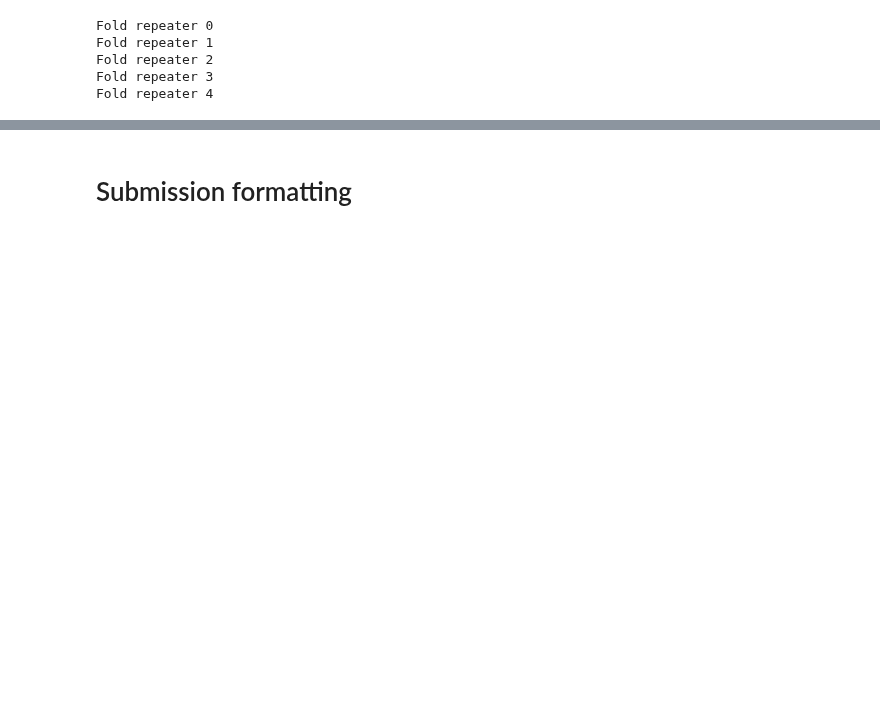
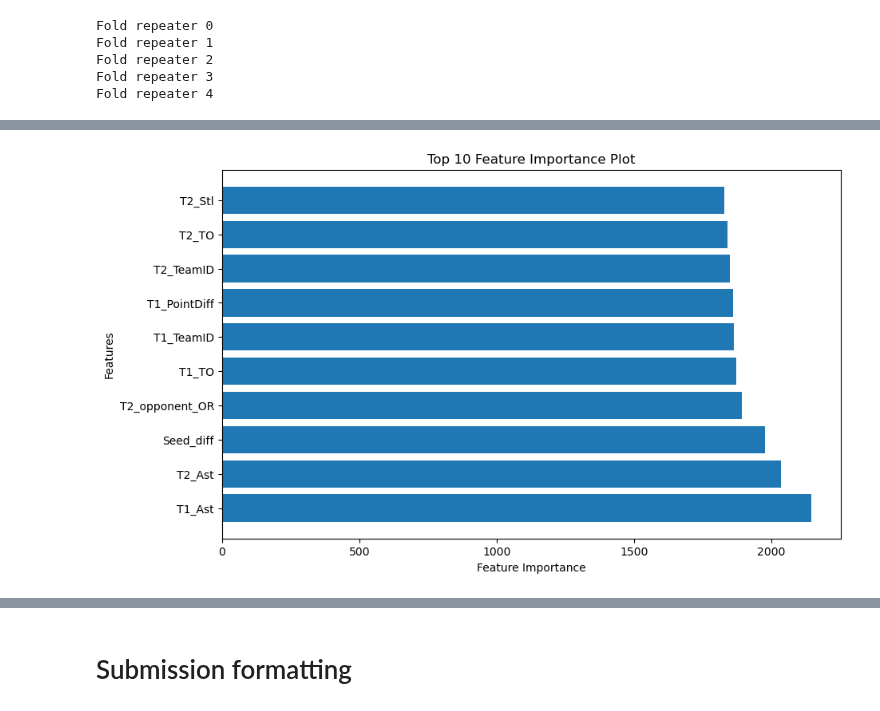
Before and after one commit to joshmccoy2/NCAA_March_Madness, a Jupyter notebook: The Madness of March.ipynb, the cells around one changed output, grey strips where cells are left out. Saved outputs shown, nothing was run; the diff lists cells and outputs as text; code cells hidden in the pictures; blank space fills up the shorter version.

```diff
--- a/The Madness of March.ipynb
+++ b/The Madness of March.ipynb
@@ -890,3 +923,38 @@ NameError: name 'best_model' is not defined
+# %%
+import numpy as np
+import matplotlib.pyplot as plt
+
+# Define feature names
+feature_names = ['T1_FGM', 'T1_FGA', 'T1_FGM3', 'T1_FGA3', 'T1_OR', 'T1_Ast', 'T1_TO', 'T1_Stl', 'T1_PF', 'T1_opponent_FGM',
+                 'T1_opponent_FGA', 'T1_opponent_FGM3', 'T1_opponent_FGA3', 'T1_opponent_OR', 'T1_opponent_Ast', 'T1_opponent_TO',
+                 'T1_opponent_Stl', 'T1_opponent_Blk', 'T1_PointDiff', 'T1_TeamID', 'T1_adj_o', 'T1_adj_d', 'T1_luck', 'T1_rank',
+                 'T1_adj_em', 'T2_FGM', 'T2_FGA', 'T2_FGM3', 'T2_FGA3', 'T2_OR', 'T2_Ast', 'T2_TO', 'T2_Stl', 'T2_PF', 'T2_opponent_FGM',
+                 'T2_opponent_FGA', 'T2_opponent_FGM3', 'T2_opponent_FGA3', 'T2_opponent_OR', 'T2_opponent_Ast', 'T2_opponent_TO',
+                 'T2_opponent_Stl', 'T2_opponent_Blk', 'T2_PointDiff', 'T2_TeamID', 'T2_adj_o', 'T2_adj_d', 'T2_luck', 'T2_rank',
+                 'T2_adj_em', 'T1_seed', 'T2_seed', 'Seed_diff']
+
+# Retrieve feature importances
+importance = model.get_score(importance_type='weight')
+
+# Sort feature importances in descending order
+sorted_idx = np.argsort(list(importance.values()))[::-1]  # Reverse the order to get descending
+
+# Select top 10 features
+top_10_features = sorted_idx[:10]
+
+# Create a mapping between index keys and feature names
+index_to_feature = {f'f{i}': feature_names[i] for i in range(len(feature_names))}
+
+# Plot feature importances for the top 10 features
+plt.figure(figsize=(10, 6))
+plt.barh(range(10), [importance[list(importance.keys())[i]] for i in top_10_features], align='center')
+plt.yticks(range(10), [index_to_feature[list(importance.keys())[i]] for i in top_10_features])
+plt.xlabel('Feature Importance')
+plt.ylabel('Features')
+plt.title('Top 10 Feature Importance Plot')
+plt.show()
+# %% [output]
+[figure, added]
 # %%
 import matplotlib.pyplot as plt
 
```
Also changed, not shown: parts of 7 cells of this notebook.
